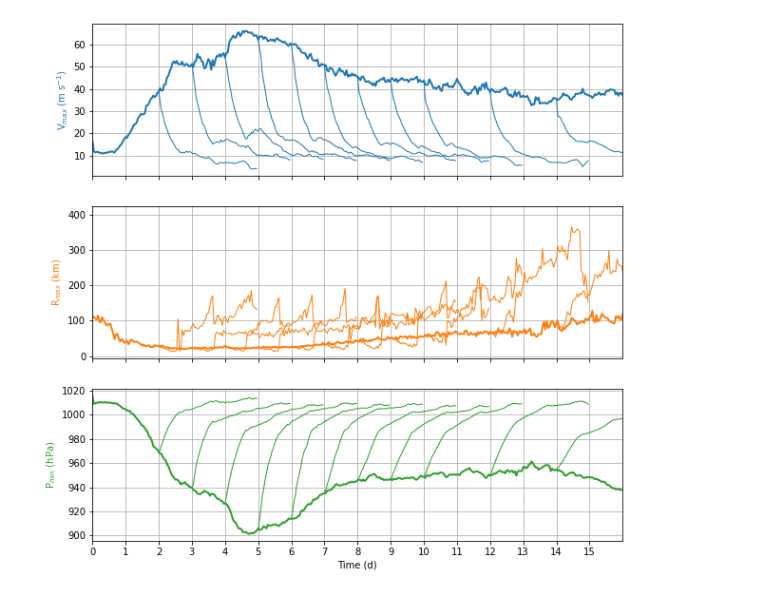
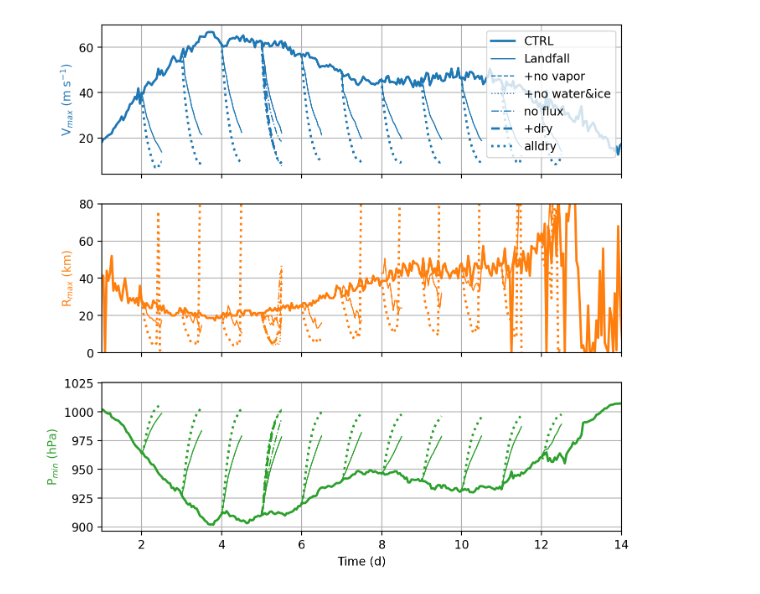
Before and after one commit to suprdory/wrfstore-py, a Jupyter notebook: plot_vmax_ts.ipynb, the cells around one changed output. Cells and saved outputs as stored; diff of their text form; code cells hidden in the pictures.

```diff
--- a/plot_vmax_ts.ipynb
+++ b/plot_vmax_ts.ipynb
@@ -11,40 +40,76 @@ dfs=[pd.read_pickle(f) for f in fnames]
 # %%
-fig,axs=plt.subplots(3, 1, sharex='col')
+fig,axs=plt.subplots(3, 1, sharex='col',dpi=200)
 
 linw=2
 
-axs[0].plot(df0.index,df0.V10max,color='C0',lw=linw,linestyle='-')
+h0=axs[0].plot(df0.index,df0.V10max,color='C0',lw=linw,linestyle='-')
 axs[1].plot(df0.index,df0.rV10max,color='C1',lw=linw,linestyle='-')
 axs[2].plot(df0.index,df0.pmin,color='C2',lw=linw,linestyle='-')
+
+# hx=axs[0].plot(df1.index,df1.V10max,color='C0',lw=linw,linestyle=':')
+# axs[1].plot(df1.index,df1.rV10max,color='C1',lw=linw,linestyle=':')
+# axs[2].plot(df1.index,df1.pmin,color='C2',lw=linw,linestyle=':')
 
 axs[0].set_ylabel('V$_{max}$ (m s$^{-1}$)',color='C0')
 axs[1].set_ylabel('R$_{max}$ (km)',color='C1')
 axs[2].set_ylabel('P$_{min}$ (hPa)',color='C2')
 
 linw=1
 for n,df in enumerate(dfs):
-    axs[0].plot(df.index,df.V10max,color='C0',lw=linw,linestyle='-')
+    h1=axs[0].plot(df.index,df.V10max,color='C0',lw=linw,linestyle='-')
     axs[1].plot(df.index,df.rV10max,color='C1',lw=linw,linestyle='-')
     axs[2].plot(df.index,df.pmin,color='C2',lw=linw,linestyle='-')
 
+for n,df in enumerate(dfds):
+    h2=axs[0].plot(df.index,df.V10max,color='C0',lw=linw,linestyle='--')
+    axs[1].plot(df.index,df.rV10max,color='C1',lw=linw,linestyle='--')
+    axs[2].plot(df.index,df.pmin,color='C2',lw=linw,linestyle='--')
+
+for n,df in enumerate(dfdQs):
+    h3=axs[0].plot(df.index,df.V10max,color='C0',lw=linw,linestyle=':')
+    axs[1].plot(df.index,df.rV10max,color='C1',lw=linw,linestyle=':')
+    axs[2].plot(df.index,df.pmin,color='C2',lw=linw,linestyle=':')
+
+for n,df in enumerate(dfdQF0s):
+    h4=axs[0].plot(df.index,df.V10max,color='C0',lw=linw,linestyle='-.')
+    axs[1].plot(df.index,df.rV10max,color='C1',lw=linw,linestyle='-.')
+    axs[2].plot(df.index,df.pmin,color='C2',lw=linw,linestyle='-.')
+
+linw=2
+for n,df in enumerate(dfdQ0ds):
+    h5=axs[0].plot(df.index,df.V10max,color='C0',lw=linw,linestyle='--')
+    axs[1].plot(df.index,df.rV10max,color='C1',lw=linw,linestyle='--')
+    axs[2].plot(df.index,df.pmin,color='C2',lw=linw,linestyle='--')
+
+linw=2
+for n,df in enumerate(dfdrys):
+    h6=axs[0].plot(df.index,df.V10max,color='C0',lw=linw,linestyle=':')
+    axs[1].plot(df.index,df.rV10max,color='C1',lw=linw,linestyle=':')
+    axs[2].plot(df.index,df.pmin,color='C2',lw=linw,linestyle=':')
+
+
 # axs[0].set_xlabel('Time (d)')
 # axs[0].set_position
-xmax=16
-axs[0].set_xlim(0,xmax)
-plt.xticks(range(0,xmax))
-axs[0].grid(True)
 
 # axs[1].set_xlabel('Time (d)')
 # axs[1].set_position
 axs[1].grid(True)
+# axs[0].legend((h0,h1,h2,h3),('CTRL','Landfall','+no vapor','+no water&ice'))
+axs[0].legend((h0[0],h1[0],h2[0],h3[0],h4[0],h5[0],h6[0]),('CTRL','Landfall','+no vapor','+no water&ice','no flux','+dry','alldry'))
 
 axs[2].set_xlabel('Time (d)')
 axs[2].set_position
 axs[2].grid(True)
 
+xmin=1
+xmax=14
+axs[0].set_xlim(xmin,xmax)
+# plt.xticks(range(1,xmax))
+axs[0].grid(True)
 
-fig.set_size_inches(10,10)
+axs[1].set_ylim((0, 80))
+fig.set_size_inches(8,8)
 # fig.savefig('vmax_ts_.png',dpi=300,bbox_inches='tight', pad_inches=0.1,transparent=False)
 plt.show()
 # %% [output]
-[figure, old version]
+[figure, new version]
```
Also changed, not shown: parts of 2 cells of this notebook, 15 other files.
